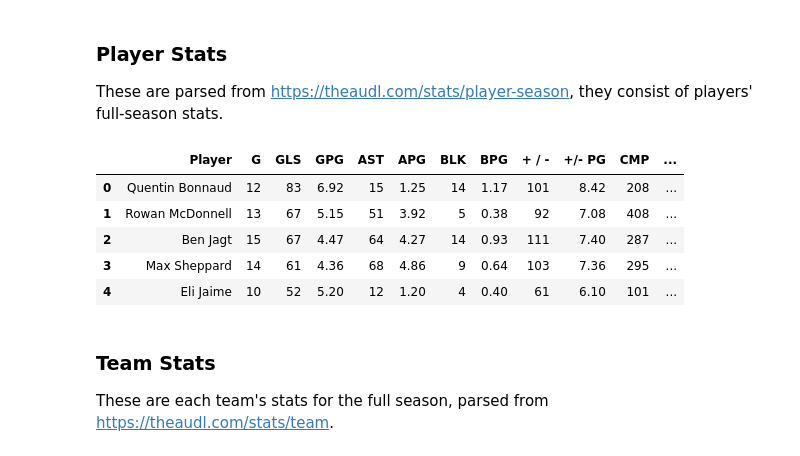
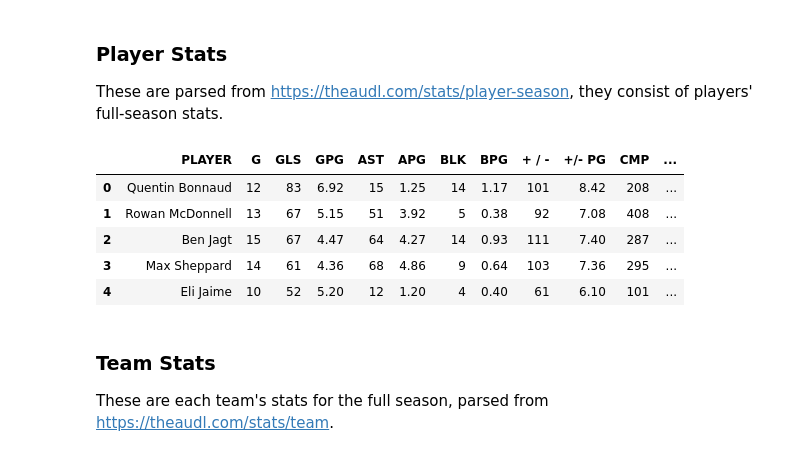
Before and after one commit to Samcfuchs/2950, a Jupyter notebook: notebooks/max.ipynb, the cells around one changed output. Cells and saved outputs as stored; diff of their text form; code cells hidden in the pictures.

```diff
--- a/notebooks/main.ipynb
+++ b/notebooks/max.ipynb
@@ -18,10 +18,10 @@ Our data is parsed from three sources. We collected player stats, team stats, an
 
 These are parsed from <https://theaudl.com/stats/player-season>, they consist of players' full-season stats.
 # %%
-player_stats = pd.read_csv("../data/player_stats.csv", index_col=0)
+player_stats = pd.read_csv("../data/player_stats_data.csv", index_col=0)
 player_stats.head()
 # %% [output]
-|  | Player | G | GLS | GPG | AST | APG | BLK | BPG | + / - | +/- PG | CMP | ... |
+|  | PLAYER | G | GLS | GPG | AST | APG | BLK | BPG | + / - | +/- PG | CMP | ... |
 | 0 | Quentin Bonnaud | 12 | 83 | 6.92 | 15 | 1.25 | 14 | 1.17 | 101 | 8.42 | 208 | ... |
 | 1 | Rowan McDonnell | 13 | 67 | 5.15 | 51 | 3.92 | 5 | 0.38 | 92 | 7.08 | 408 | ... |
 | 2 | Ben Jagt | 15 | 67 | 4.47 | 64 | 4.27 | 14 | 0.93 | 111 | 7.40 | 287 | ... |
```
Also changed, not shown: parts of 3 cells of this notebook, 1 other file.
